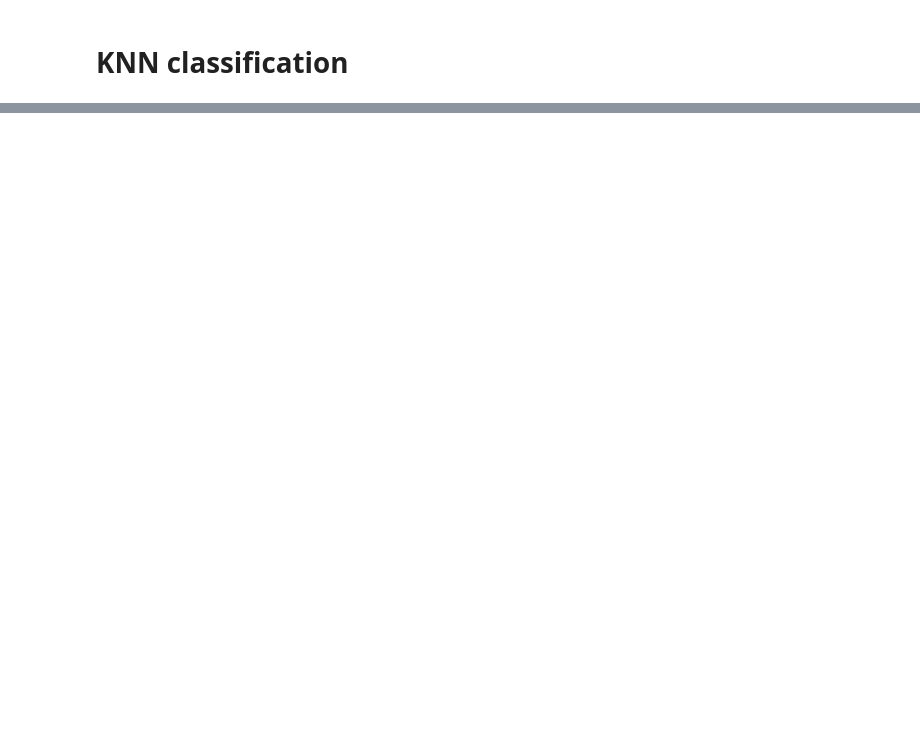
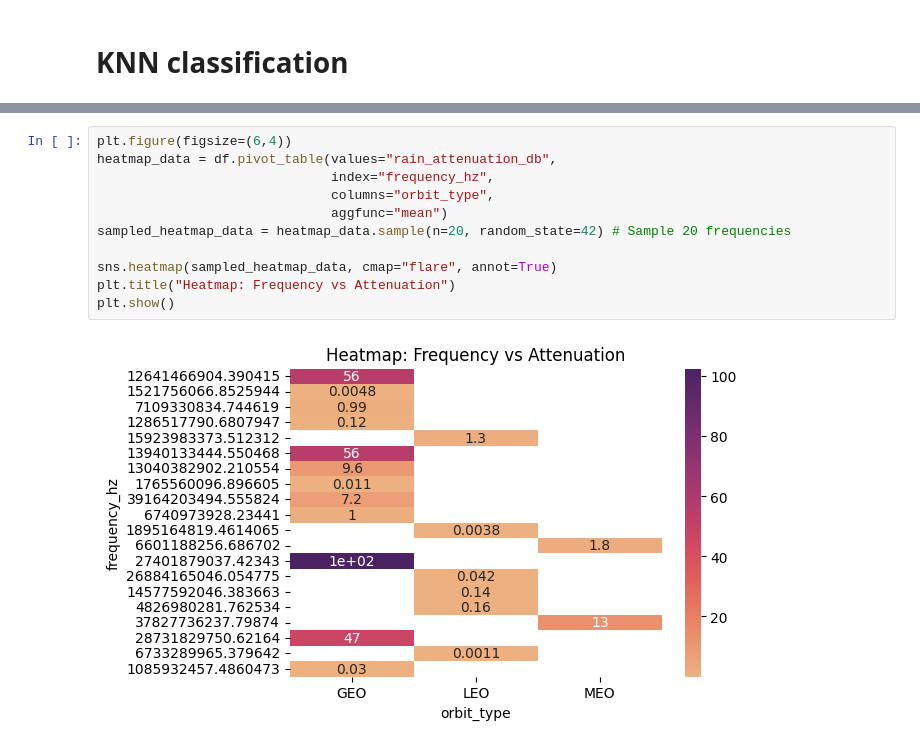
Before and after one commit to cursed-0men/Satellite-Signal-Strength-Classification, a Jupyter notebook: models/knn.ipynb, the cells around one changed output, grey strips where cells are left out. Drawn from its saved outputs; the diff is of its cells as text; blank space fills up the shorter version.

```diff
--- a/models/knn.ipynb
+++ b/models/knn.ipynb
@@ -123,0 +113,13 @@ Predictions saved to knn_predictions.csv
+# %%
+plt.figure(figsize=(6,4))
+heatmap_data = df.pivot_table(values="rain_attenuation_db",
+                              index="frequency_hz",
+                              columns="orbit_type",
+                              aggfunc="mean")
+sampled_heatmap_data = heatmap_data.sample(n=20, random_state=42) # Sample 20 frequencies
+
+sns.heatmap(sampled_heatmap_data, cmap="flare", annot=True)
+plt.title("Heatmap: Frequency vs Attenuation")
+plt.show()
+# %% [output]
+[figure, added]
```
Also changed, not shown: parts of 21 cells of this notebook.
